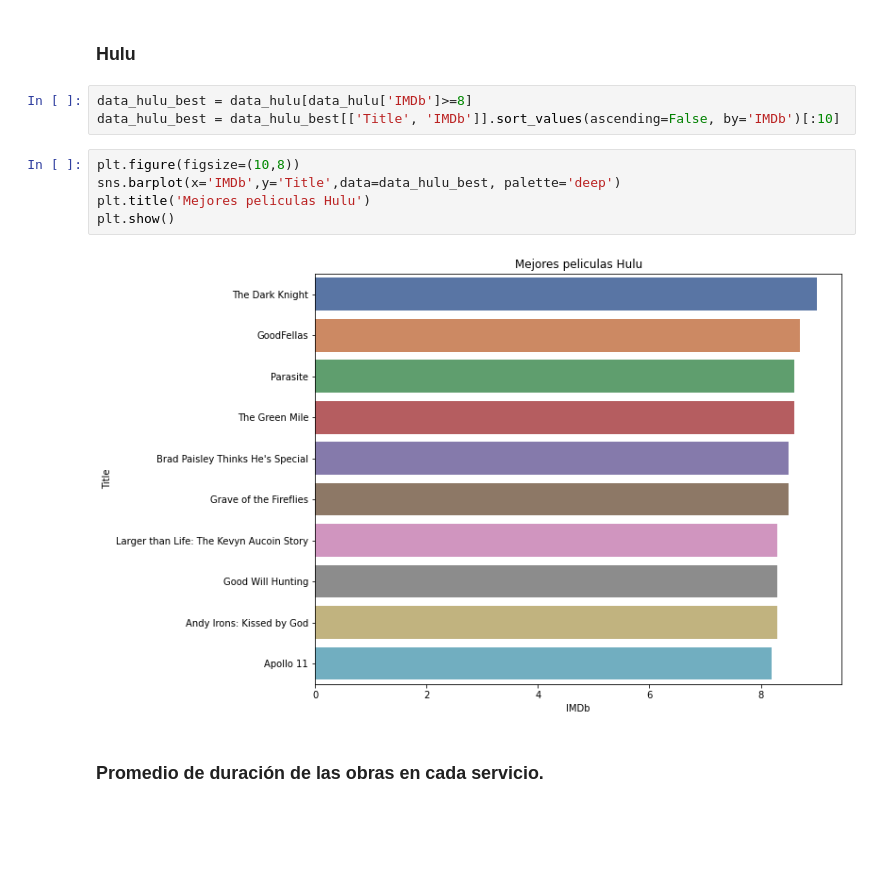
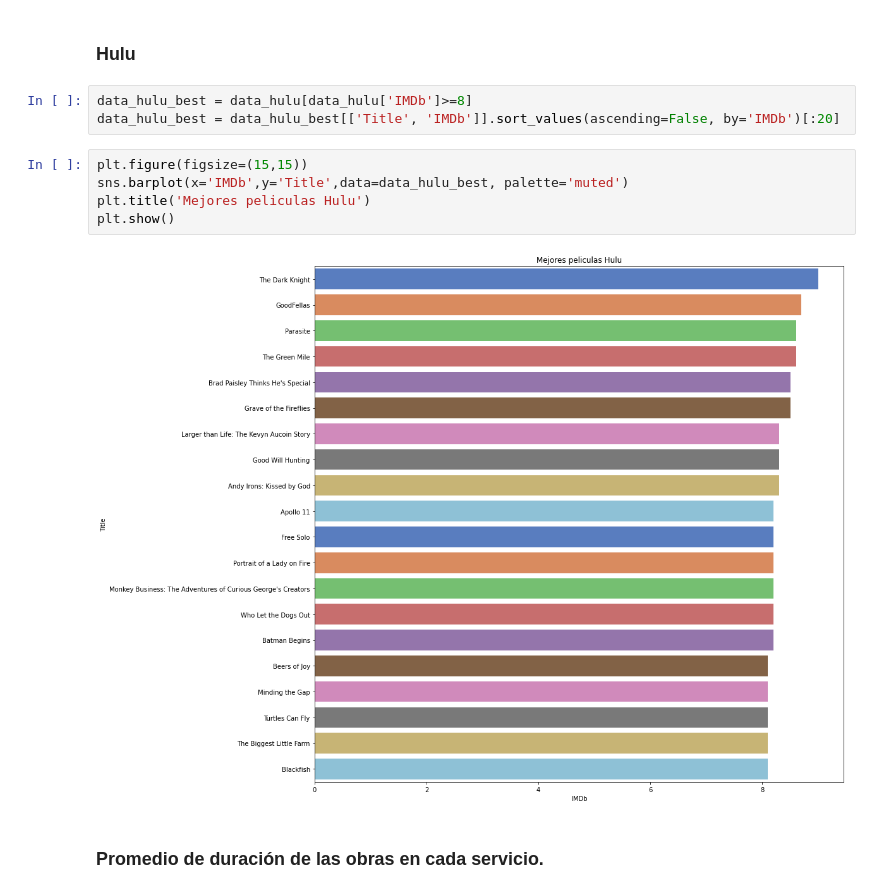
Before and after one commit to RodrigoExposito/netflix, a Jupyter notebook: Proyecto EANT Stream Service.ipynb, the cells around one changed output. Cells and saved outputs as stored; diff of their text form; blank space fills up the shorter version.

```diff
--- a/Proyecto EANT Stream Service.ipynb
+++ b/Proyecto EANT Stream Service.ipynb
@@ -906,14 +904,14 @@ plt.show()
 ### Hulu
 # %%
 data_hulu_best = data_hulu[data_hulu['IMDb']>=8]
-data_hulu_best = data_hulu_best[['Title', 'IMDb']].sort_values(ascending=False, by='IMDb')[:10]
+data_hulu_best = data_hulu_best[['Title', 'IMDb']].sort_values(ascending=False, by='IMDb')[:20]
 # %%
-plt.figure(figsize=(10,8))
-sns.barplot(x='IMDb',y='Title',data=data_hulu_best, palette='deep')
+plt.figure(figsize=(15,15))
+sns.barplot(x='IMDb',y='Title',data=data_hulu_best, palette='muted')
 plt.title('Mejores peliculas Hulu')
 plt.show()
 # %% [output]
-[figure, old version]
+[figure, new version]
 # %% [markdown]
 ### Promedio de duración de las obras en cada servicio.
 # %%
```
Also changed, not shown: parts of 53 cells of this notebook.
